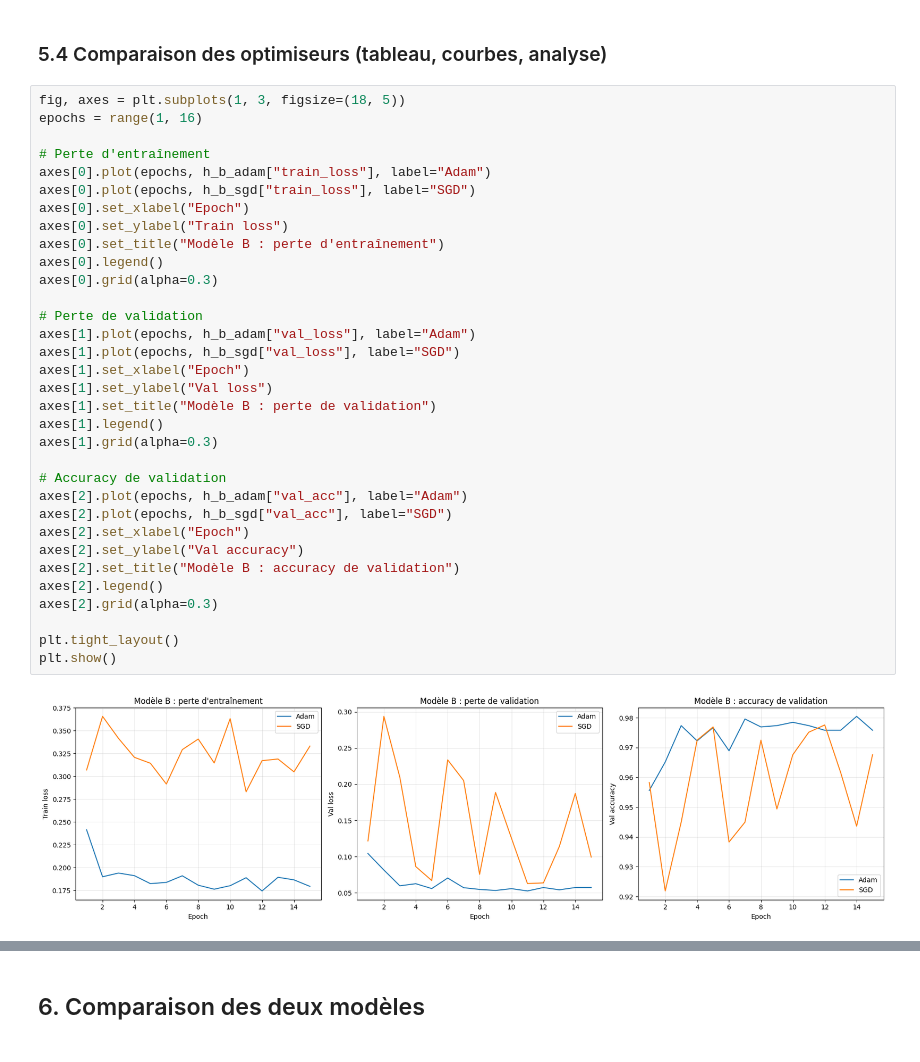
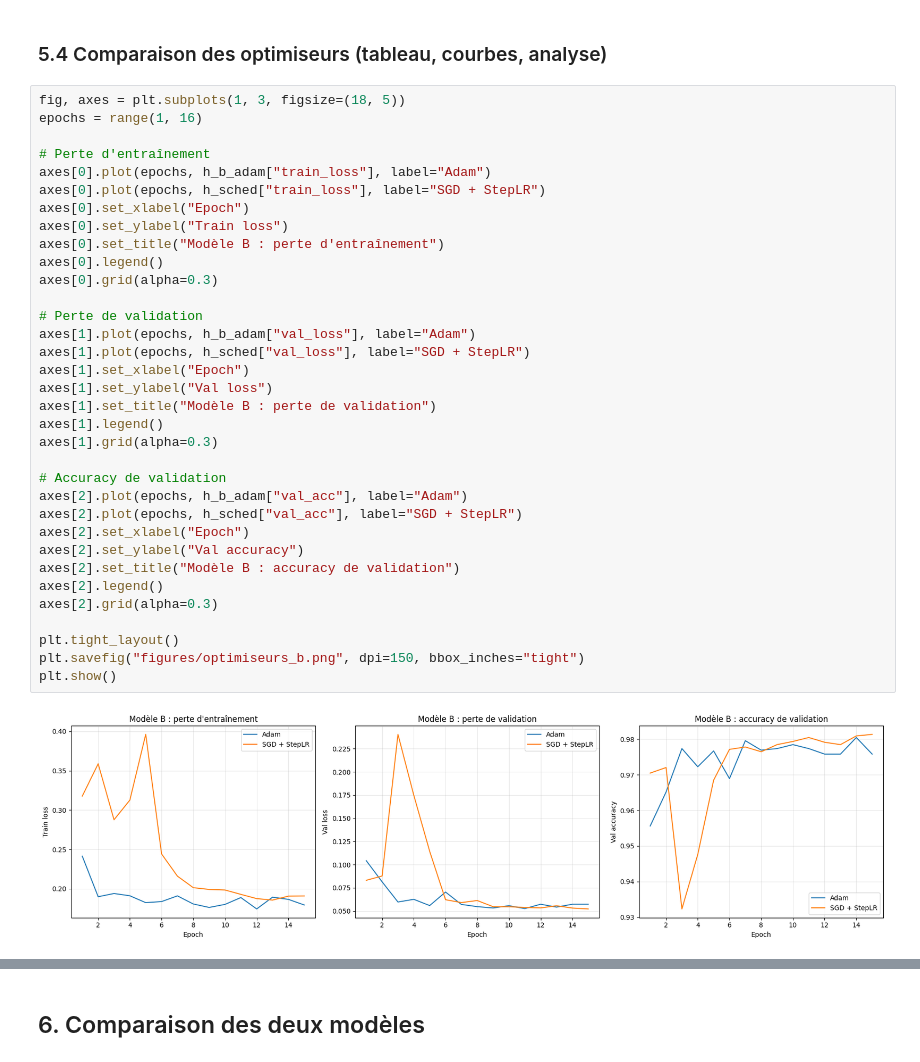
Before and after one commit to espoirdev22/cnn-catsdogs-DialloSalou, a Jupyter notebook: notebook.ipynb, the cells around one changed output, grey strips where cells are left out. Saved outputs shown, nothing was run; the diff lists cells and outputs as text.

Commit message:
Update notebook, README and figures

```diff
--- a/notebook.ipynb
+++ b/notebook.ipynb
@@ -688,36 +738,37 @@ h_b_sgd = torch.load("checkpoints/resnet_sgd_last_history.pth", map_location="cp
 fig, axes = plt.subplots(1, 3, figsize=(18, 5))
 epochs = range(1, 16)
 
 # Perte d'entraînement
 axes[0].plot(epochs, h_b_adam["train_loss"], label="Adam")
-axes[0].plot(epochs, h_b_sgd["train_loss"], label="SGD")
+axes[0].plot(epochs, h_sched["train_loss"], label="SGD + StepLR")
 axes[0].set_xlabel("Epoch")
 axes[0].set_ylabel("Train loss")
 axes[0].set_title("Modèle B : perte d'entraînement")
 axes[0].legend()
 axes[0].grid(alpha=0.3)
 
 # Perte de validation
 axes[1].plot(epochs, h_b_adam["val_loss"], label="Adam")
-axes[1].plot(epochs, h_b_sgd["val_loss"], label="SGD")
+axes[1].plot(epochs, h_sched["val_loss"], label="SGD + StepLR")
 axes[1].set_xlabel("Epoch")
 axes[1].set_ylabel("Val loss")
 axes[1].set_title("Modèle B : perte de validation")
 axes[1].legend()
 axes[1].grid(alpha=0.3)
 
 # Accuracy de validation
 axes[2].plot(epochs, h_b_adam["val_acc"], label="Adam")
-axes[2].plot(epochs, h_b_sgd["val_acc"], label="SGD")
+axes[2].plot(epochs, h_sched["val_acc"], label="SGD + StepLR")
 axes[2].set_xlabel("Epoch")
 axes[2].set_ylabel("Val accuracy")
 axes[2].set_title("Modèle B : accuracy de validation")
 axes[2].legend()
 axes[2].grid(alpha=0.3)
 
 plt.tight_layout()
+plt.savefig("figures/optimiseurs_b.png", dpi=150, bbox_inches="tight")
 plt.show()
 # %% [output]
-[figure, old version]
+[figure, new version]
 # %% [markdown]
 **Comparaison des optimiseurs – Modèle B**
```
Also changed, not shown: parts of 8 cells of this notebook, 1 other file.
